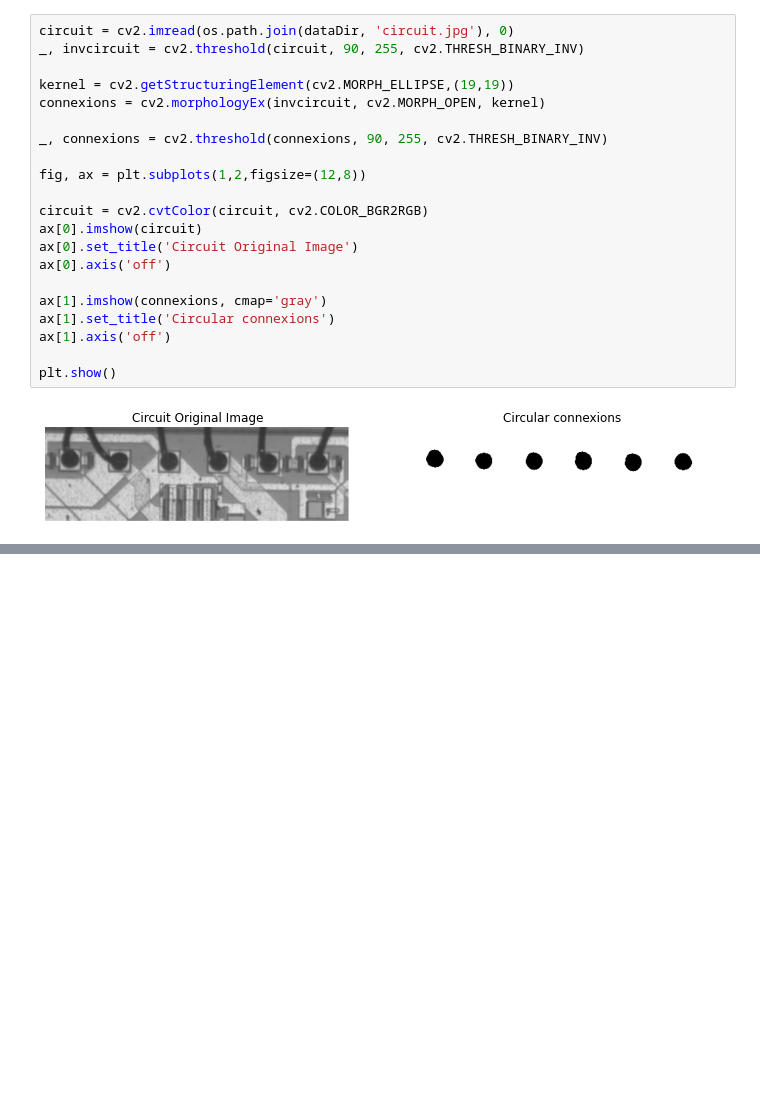
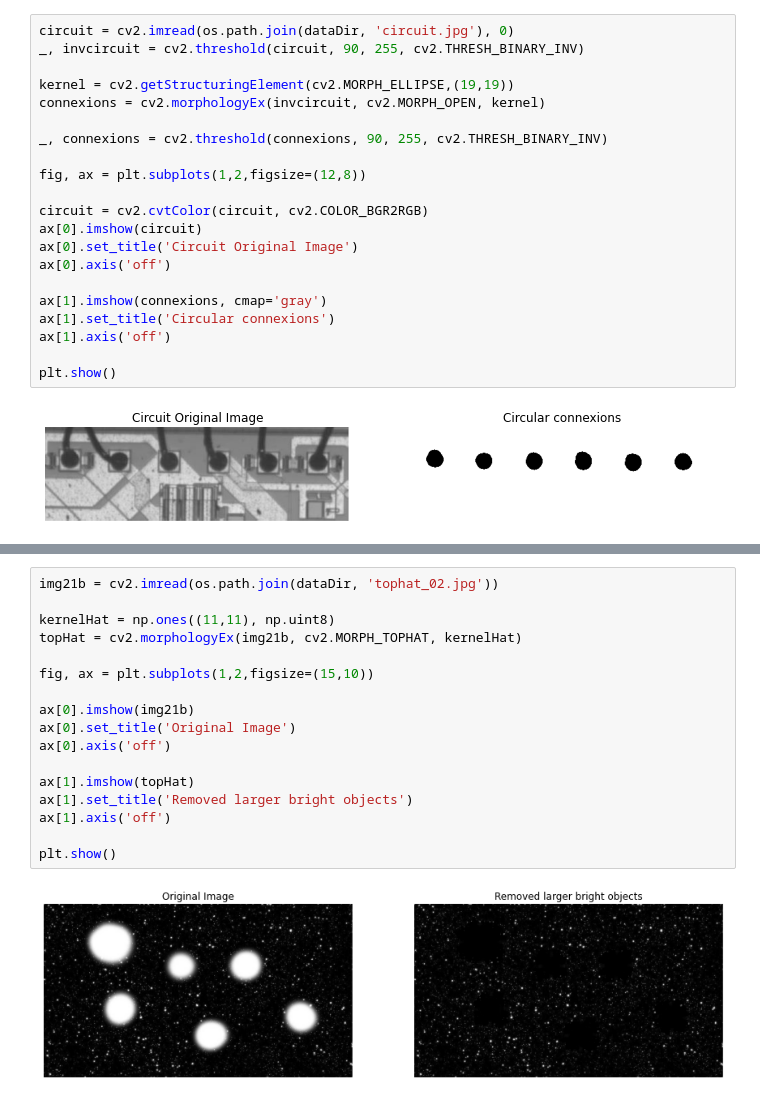
Before and after one commit to paulinho-16/MEIC-VC, a Jupyter notebook: Exercises/Part1/6_morphological_operations.ipynb, the cells around one changed output, grey strips where cells are left out. Cells and saved outputs as stored; diff of their text form; blank space fills up the shorter version.

```diff
--- a/Exercises/Part1/6_morphological_operations.ipynb
+++ b/Exercises/Part1/6_morphological_operations.ipynb
@@ -247,0 +269,19 @@ plt.show()
+# %%
+img21b = cv2.imread(os.path.join(dataDir, 'tophat_02.jpg'))
+
+kernelHat = np.ones((11,11), np.uint8)
+topHat = cv2.morphologyEx(img21b, cv2.MORPH_TOPHAT, kernelHat)
+
+fig, ax = plt.subplots(1,2,figsize=(15,10))
+
+ax[0].imshow(img21b)
+ax[0].set_title('Original Image')
+ax[0].axis('off')
+
+ax[1].imshow(topHat)
+ax[1].set_title('Removed larger bright objects')
+ax[1].axis('off')
+
+plt.show()
+# %% [output]
+[figure, added]
```
Also changed, not shown: parts of 2 cells of this notebook.
